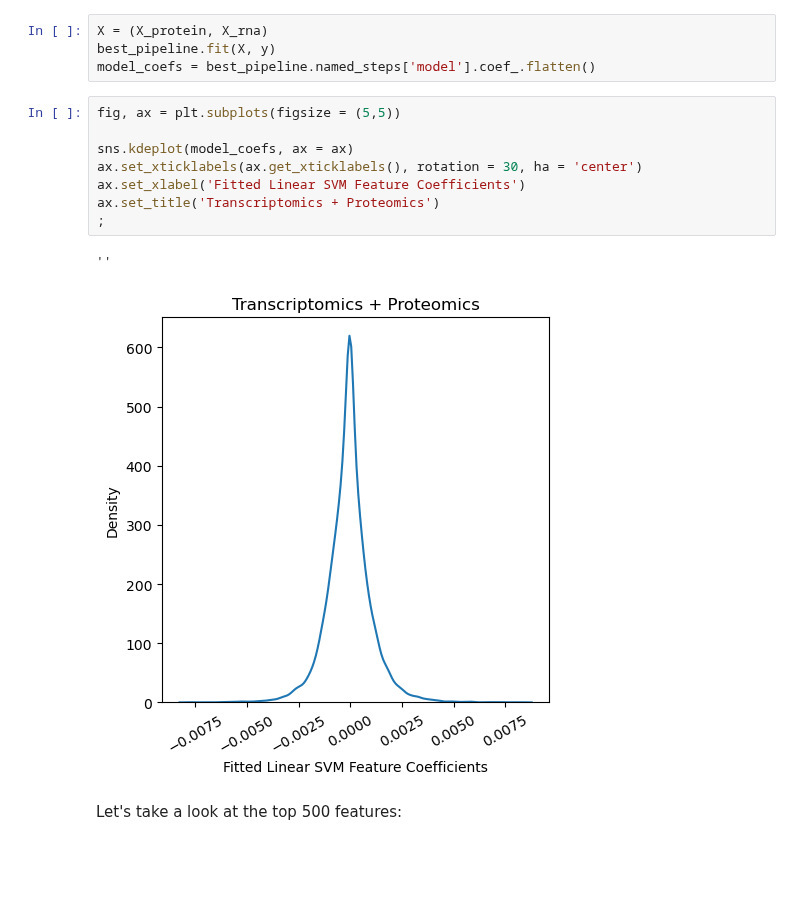
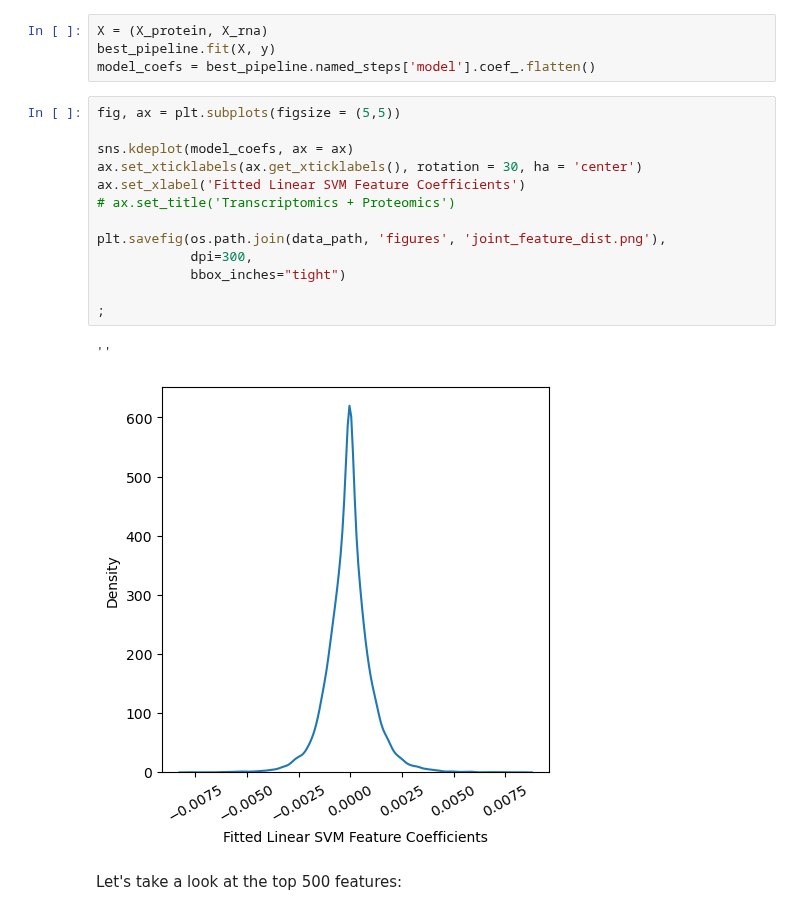
Before and after one commit to hmbaghdassarian/metastatic_potential, a Jupyter notebook: notebooks/C_joint_prediction/04_feature_analysis.ipynb, the cells around one changed output. Drawn from its saved outputs; the diff is of its cells as text; blank space fills up the shorter version.

```diff
--- a/notebooks/C_joint_prediction/04_feature_analysis.ipynb
+++ b/notebooks/C_joint_prediction/04_feature_analysis.ipynb
@@ -120,14 +120,19 @@ model_coefs = best_pipeline.named_steps['model'].coef_.flatten()
 # %%
 fig, ax = plt.subplots(figsize = (5,5))
 
 sns.kdeplot(model_coefs, ax = ax)
 ax.set_xticklabels(ax.get_xticklabels(), rotation = 30, ha = 'center')
 ax.set_xlabel('Fitted Linear SVM Feature Coefficients')
-ax.set_title('Transcriptomics + Proteomics')
+# ax.set_title('Transcriptomics + Proteomics')
+
+plt.savefig(os.path.join(data_path, 'figures', 'joint_feature_dist.png'),
+            dpi=300,
+            bbox_inches="tight")
+
 ;
 # %% [output]
 ''
-[figure, old version]
+[figure, new version]
 # %% [markdown]
 Let's take a look at the top 500 features:
 # %%
```
Also changed, not shown: parts of 24 cells of this notebook, 9 other files.
